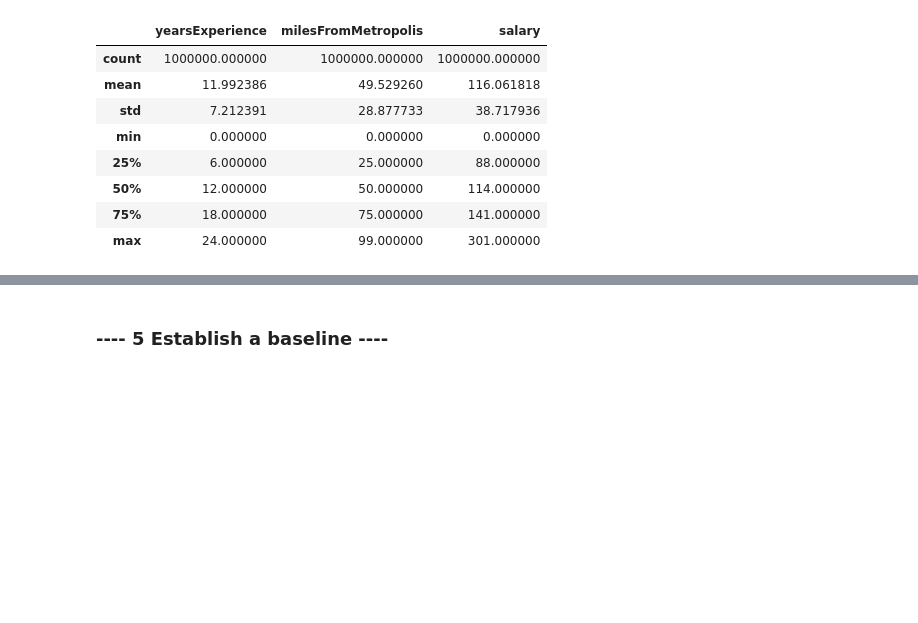
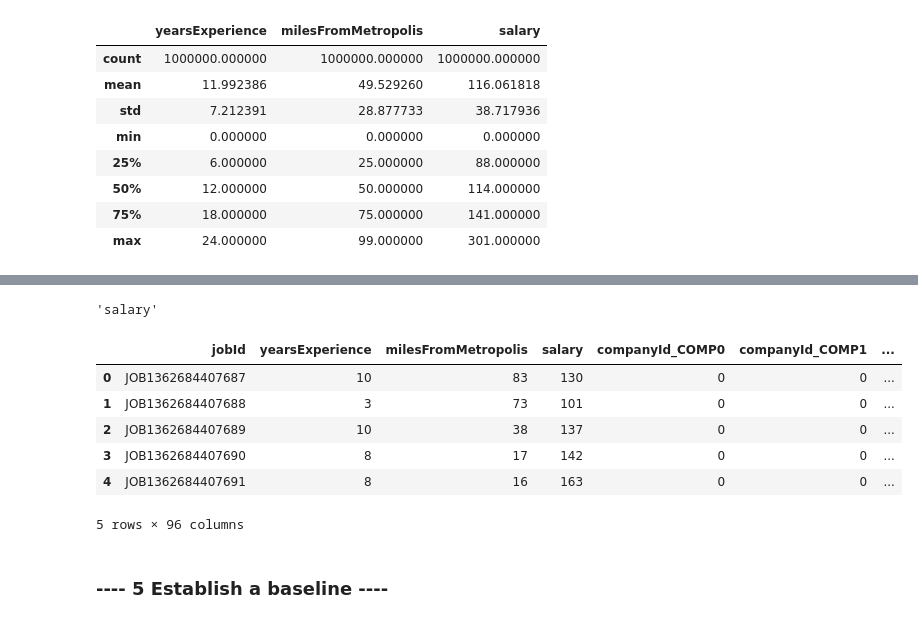
Before and after one commit to kartikathale/salarypredictionportfolio, a Jupyter notebook: Salary Prediction Notebook.ipynb, the cells around one changed output, grey strips where cells are left out. Saved outputs shown, nothing was run; the diff lists cells and outputs as text; code cells hidden in the pictures; blank space fills up the shorter version.

```diff
--- a/Salary Prediction Notebook.ipynb
+++ b/Salary Prediction Notebook.ipynb
@@ -262,0 +307,20 @@ train_df.groupby('jobType')
+# %%
+categorical_vars = ['companyId', 'jobType', 'degree', 'major', 'industry']
+numeric_vars = ['yearsExperience', 'milesFromMetropolis']
+target_var = 'salary'
+# %%
+target_var
+# %% [output]
+'salary'
+# %%
+train_df = pd.get_dummies(train_df, columns = categorical_vars)
+# %%
+train_df.head()
+# %% [output]
+|  | jobId | yearsExperience | milesFromMetropolis | salary | companyId_COMP0 | companyId_COMP1 | ... |
+| 0 | JOB1362684407687 | 10 | 83 | 130 | 0 | 0 | ... |
+| 1 | JOB1362684407688 | 3 | 73 | 101 | 0 | 0 | ... |
+| 2 | JOB1362684407689 | 10 | 38 | 137 | 0 | 0 | ... |
+| 3 | JOB1362684407690 | 8 | 17 | 142 | 0 | 0 | ... |
+| 4 | JOB1362684407691 | 8 | 16 | 163 | 0 | 0 | ... |
+5 rows × 96 columns
```
Also changed, not shown: parts of 14 cells of this notebook.
